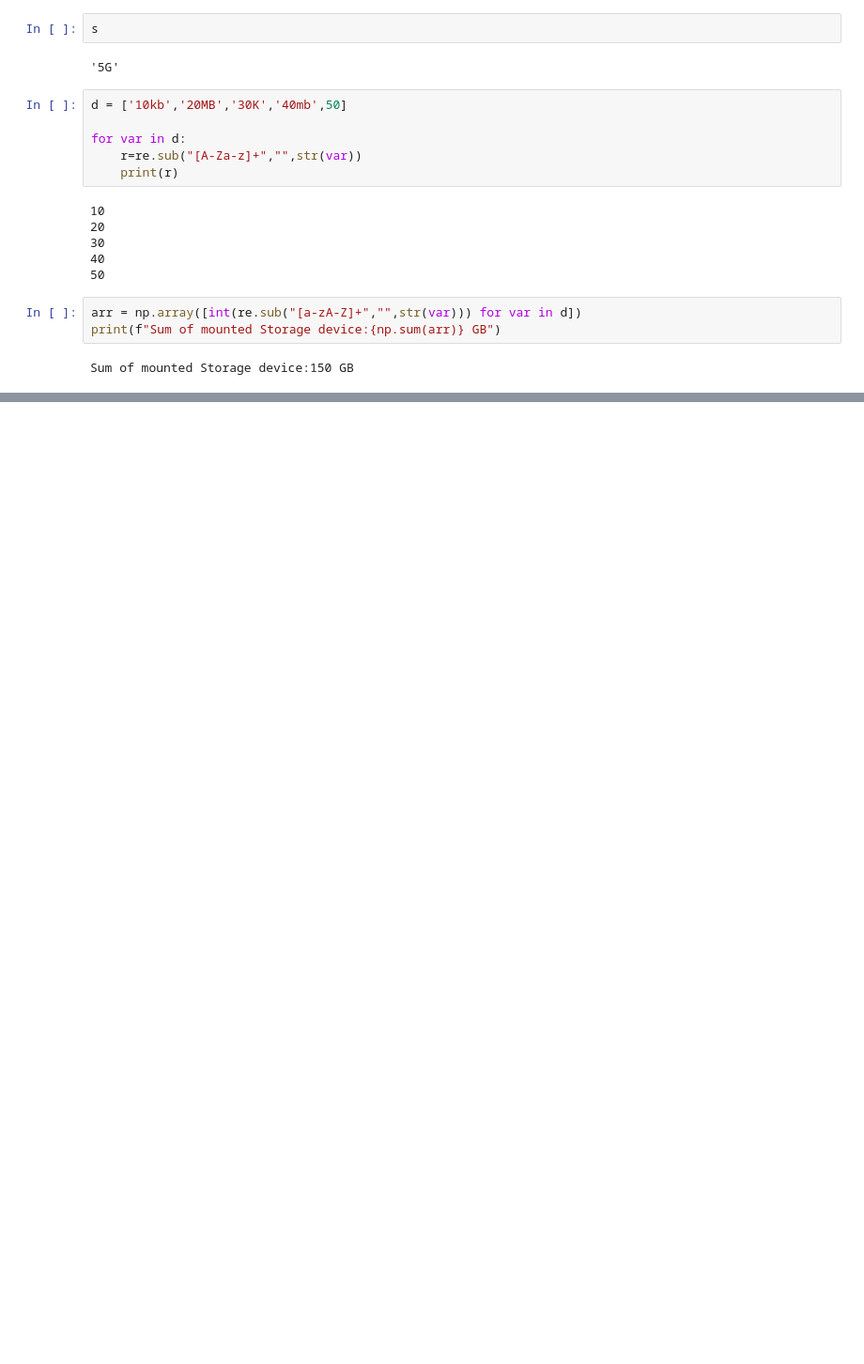
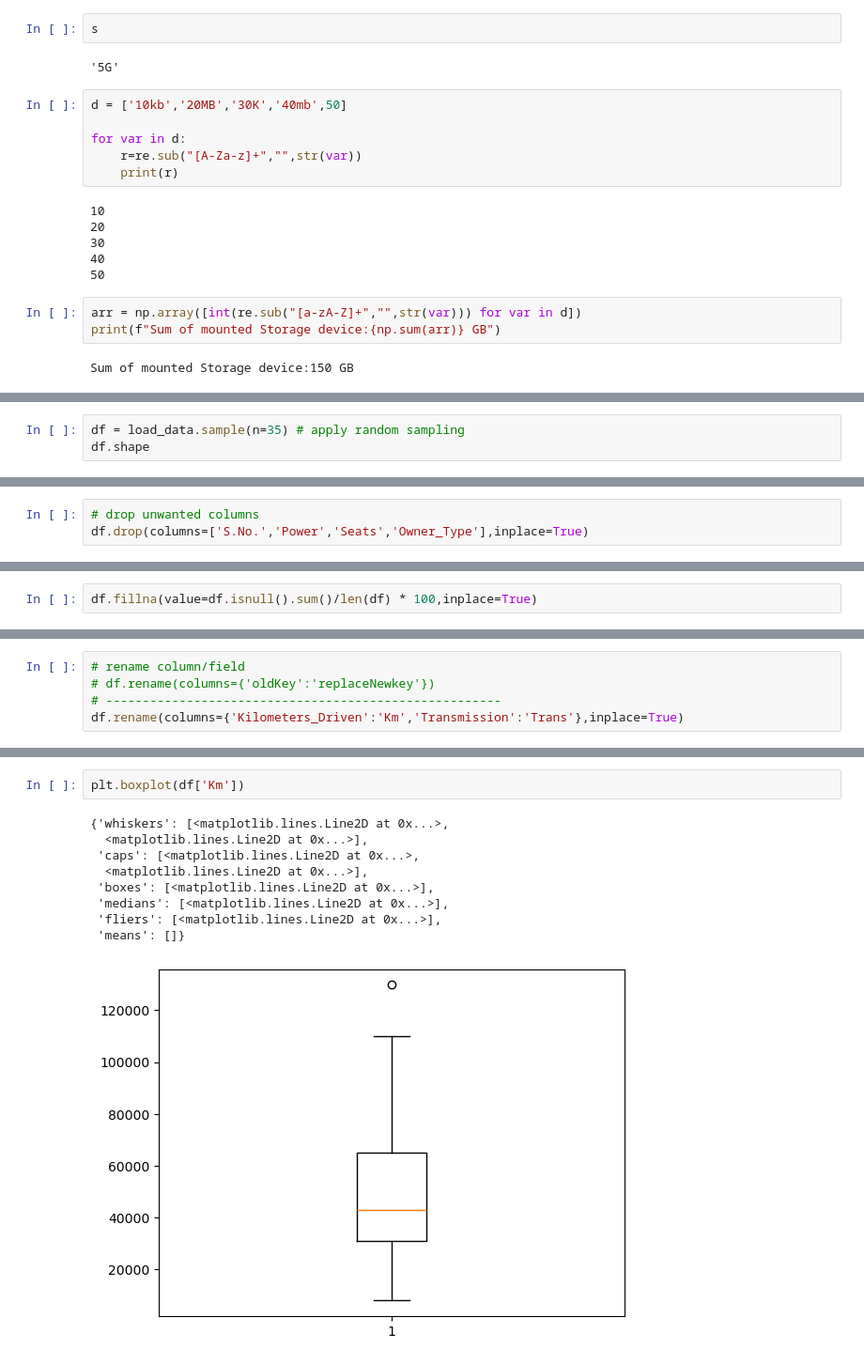
Before and after one commit to pakarthikstudent/DE_Sep, a Jupyter notebook: DAY2/SEP-DE-2.ipynb, the cells around one changed output, grey strips where cells are left out. Shown at 94% size. Saved outputs shown, nothing was run; the diff lists cells and outputs as text; blank space fills up the shorter version.

```diff
--- a/DAY2/SEP-DE-2.ipynb
+++ b/DAY2/SEP-DE-2.ipynb
@@ -1175,0 +1201,3 @@ EDA
+# %%
+df = load_data.sample(n=35) # apply random sampling
+df.shape
@@ -1175,0 +1242,3 @@ EDA
+# %%
+# drop unwanted columns
+df.drop(columns=['S.No.','Power','Seats','Owner_Type'],inplace=True)
@@ -1175,0 +1330,2 @@ EDA
+# %%
+df.fillna(value=df.isnull().sum()/len(df) * 100,inplace=True)
@@ -1175,0 +1352,5 @@ EDA
+# %%
+# rename column/field
+# df.rename(columns={'oldKey':'replaceNewkey'})
+# ------------------------------------------------------
+df.rename(columns={'Kilometers_Driven':'Km','Transmission':'Trans'},inplace=True)
@@ -1175,0 +1376,12 @@ EDA
+# %%
+plt.boxplot(df['Km'])
+# %% [output]
+{'whiskers': [<matplotlib.lines.Line2D at 0x...>,
+  <matplotlib.lines.Line2D at 0x...>],
+ 'caps': [<matplotlib.lines.Line2D at 0x...>,
+  <matplotlib.lines.Line2D at 0x...>],
+ 'boxes': [<matplotlib.lines.Line2D at 0x...>],
+ 'medians': [<matplotlib.lines.Line2D at 0x...>],
+ 'fliers': [<matplotlib.lines.Line2D at 0x...>],
+ 'means': []}
+[figure, added]
```
Also changed, not shown: parts of 33 cells of this notebook.
